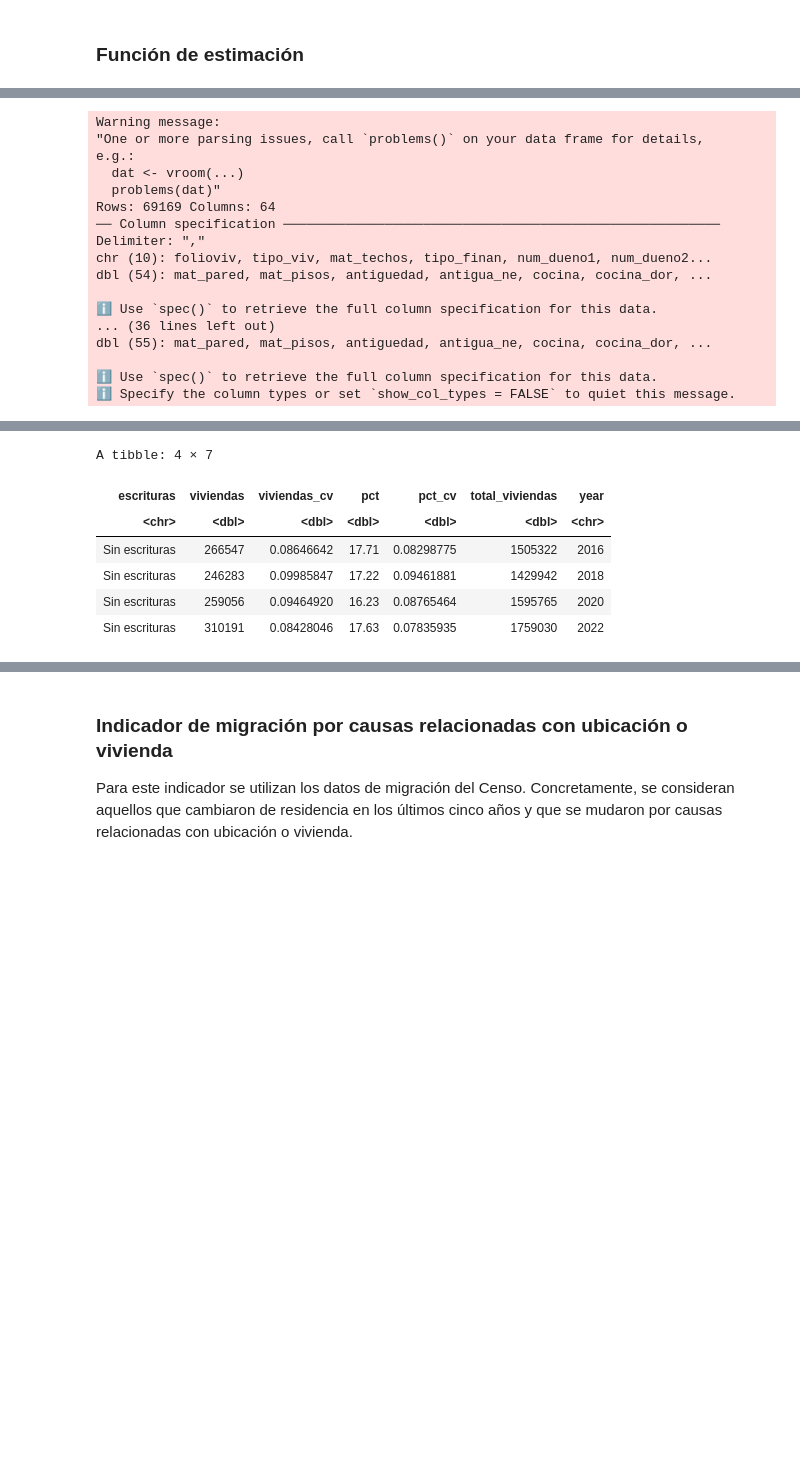
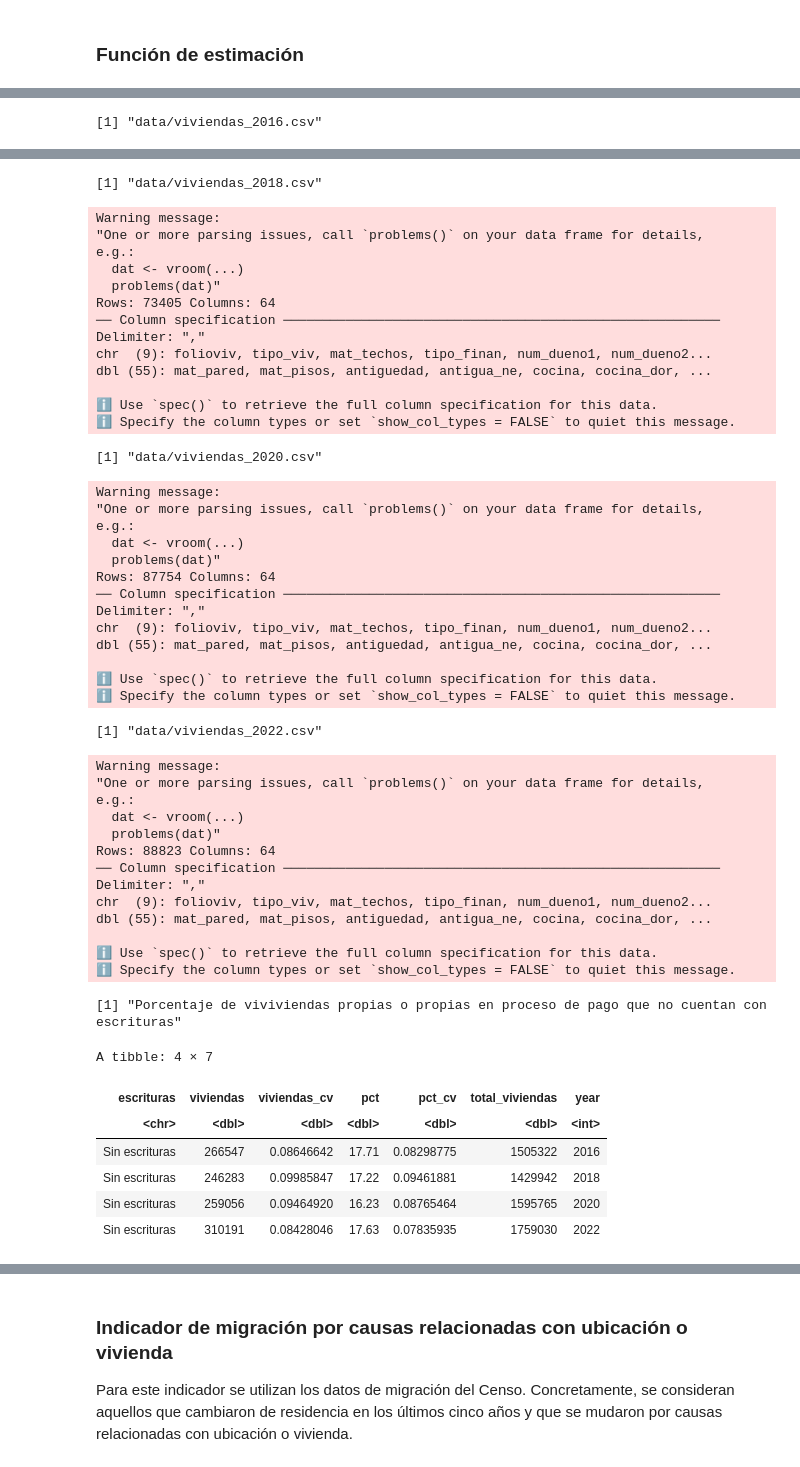
Before and after one commit to cpyp-ipdp/pgd_cdmx, a Jupyter notebook: indicadores/vivienda/indicadores_vivienda_pgd.ipynb, the cells around one changed output, grey strips where cells are left out. Drawn from its saved outputs; the diff is of its cells as text; code cells hidden in the pictures; blank space fills up the shorter version.

```diff
--- a/indicadores/vivienda/indicadores_vivienda_pgd.ipynb
+++ b/indicadores/vivienda/indicadores_vivienda_pgd.ipynb
@@ -238,24 +295,11 @@ tabla_escrituras<-map_dfr(
     list.files("data", full.names = TRUE, pattern = "viviendas_.*.csv"),
     estimacion,
     variable = "sin_escrituras"
-    )
+    )%>%
+    mutate(
+  year = as.integer(year)
+)
 print("Porcentaje de viviviendas propias o propias en proceso de pago que no cuentan con escrituras")
 tabla_escrituras
 # %% [output]
-Warning message:
-"One or more parsing issues, call `problems()` on your data frame for details,
-e.g.:
-  dat <- vroom(...)
-  problems(dat)"
-Rows: 69169 Columns: 64
-── Column specification ────────────────────────────────────────────────────────
-Delimiter: ","
-chr (10): folioviv, tipo_viv, mat_techos, tipo_finan, num_dueno1, num_dueno2...
-dbl (54): mat_pared, mat_pisos, antiguedad, antigua_ne, cocina, cocina_dor, ...
-
-ℹ Use `spec()` to retrieve the full column specification for this data.
-... (36 lines left out)
-dbl (55): mat_pared, mat_pisos, antiguedad, antigua_ne, cocina, cocina_dor, ...
-
-ℹ Use `spec()` to retrieve the full column specification for this data.
-ℹ Specify the column types or set `show_col_types = FALSE` to quiet this message.
+[1] "data/viviendas_2016.csv"
@@ -263,6 +319,49 @@ dbl (55): mat_pared, mat_pisos, antiguedad, antigua_ne, cocina, cocina_dor, ...
-A tibble: 4 × 7
+[1] "data/viviendas_2018.csv"
+Warning message:
+"One or more parsing issues, call `problems()` on your data frame for details,
+e.g.:
+  dat <- vroom(...)
+  problems(dat)"
+Rows: 73405 Columns: 64
+── Column specification ────────────────────────────────────────────────────────
+Delimiter: ","
+chr  (9): folioviv, tipo_viv, mat_techos, tipo_finan, num_dueno1, num_dueno2...
+dbl (55): mat_pared, mat_pisos, antiguedad, antigua_ne, cocina, cocina_dor, ...
+
+ℹ Use `spec()` to retrieve the full column specification for this data.
+ℹ Specify the column types or set `show_col_types = FALSE` to quiet this message.
+[1] "data/viviendas_2020.csv"
+Warning message:
+"One or more parsing issues, call `problems()` on your data frame for details,
+e.g.:
+  dat <- vroom(...)
+  problems(dat)"
+Rows: 87754 Columns: 64
+── Column specification ────────────────────────────────────────────────────────
+Delimiter: ","
+chr  (9): folioviv, tipo_viv, mat_techos, tipo_finan, num_dueno1, num_dueno2...
+dbl (55): mat_pared, mat_pisos, antiguedad, antigua_ne, cocina, cocina_dor, ...
+
+ℹ Use `spec()` to retrieve the full column specification for this data.
+ℹ Specify the column types or set `show_col_types = FALSE` to quiet this message.
+[1] "data/viviendas_2022.csv"
+Warning message:
+"One or more parsing issues, call `problems()` on your data frame for details,
+e.g.:
+  dat <- vroom(...)
+  problems(dat)"
+Rows: 88823 Columns: 64
+── Column specification ────────────────────────────────────────────────────────
+Delimiter: ","
+chr  (9): folioviv, tipo_viv, mat_techos, tipo_finan, num_dueno1, num_dueno2...
+dbl (55): mat_pared, mat_pisos, antiguedad, antigua_ne, cocina, cocina_dor, ...
+
+ℹ Use `spec()` to retrieve the full column specification for this data.
+ℹ Specify the column types or set `show_col_types = FALSE` to quiet this message.
+[1] "Porcentaje de viviviendas propias o propias en proceso de pago que no cuentan con escrituras"
+A tibble: 4 × 7
 | escrituras | viviendas | viviendas_cv | pct | pct_cv | total_viviendas | year |
-| <chr> | <dbl> | <dbl> | <dbl> | <dbl> | <dbl> | <chr> |
+| <chr> | <dbl> | <dbl> | <dbl> | <dbl> | <dbl> | <int> |
 | Sin escrituras | 266547 | 0.08646642 | 17.71 | 0.08298775 | 1505322 | 2016 |
 | Sin escrituras | 246283 | 0.09985847 | 17.22 | 0.09461881 | 1429942 | 2018 |
 | Sin escrituras | 259056 | 0.09464920 | 16.23 | 0.08765464 | 1595765 | 2020 |
```
Also changed, not shown: parts of 16 cells of this notebook, 1 other file.
